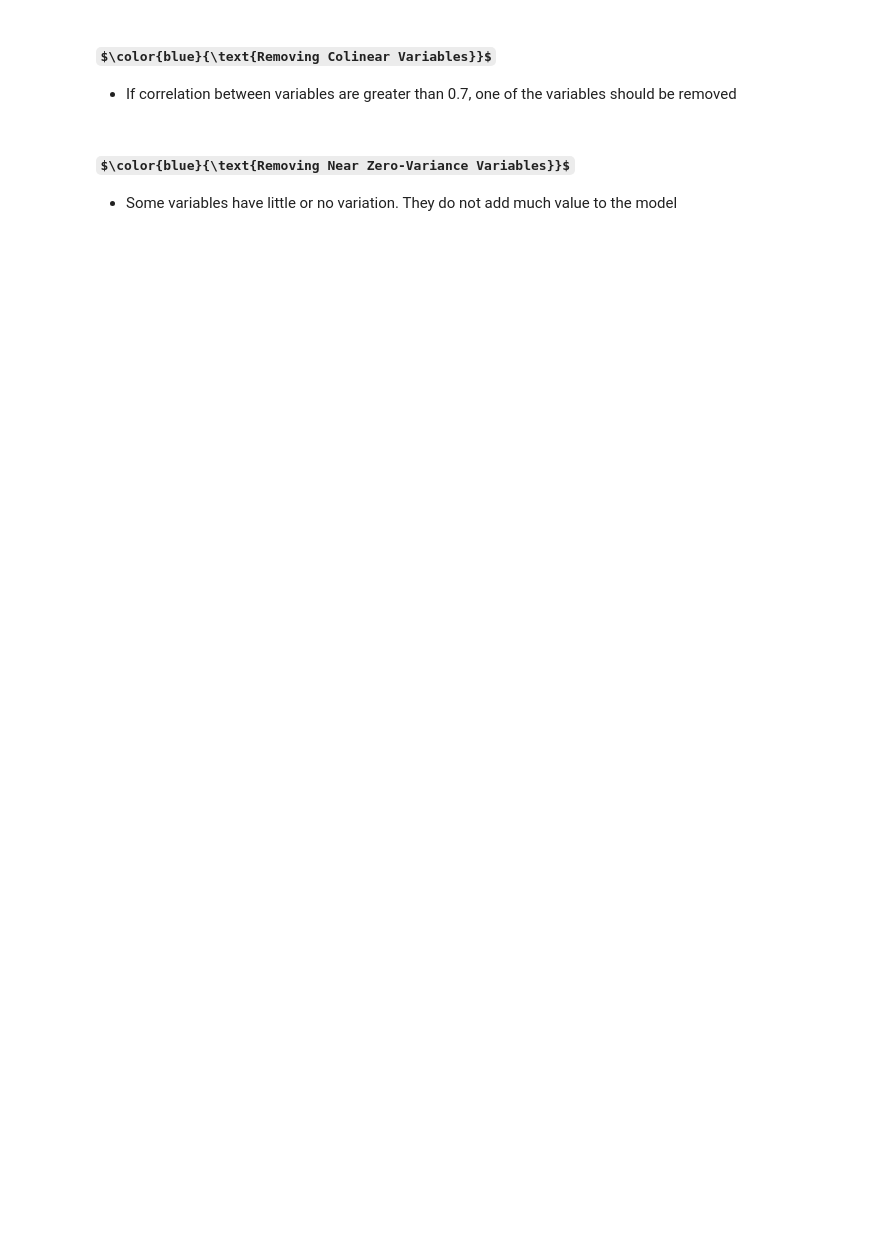
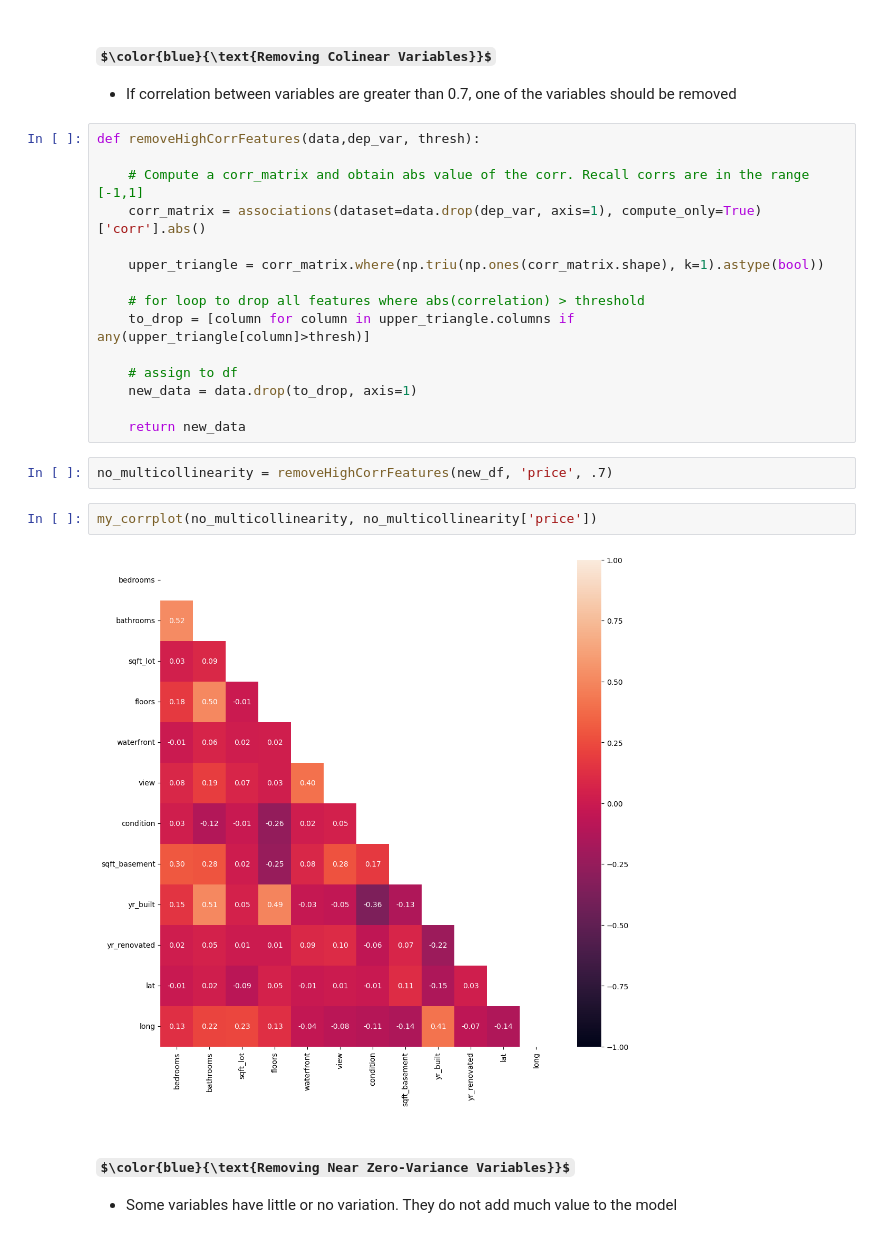
Before and after one commit to dBCooper2/bint-capstone, a Jupyter notebook: notebooks/Lec09_Multiple_Linear_Regression.ipynb, the cells around one changed output. Drawn from its saved outputs; the diff is of its cells as text; some formulas as TeX source; blank space fills up the shorter version.

```diff
--- a/notebooks/Lec09_Multiple_Linear_Regression.ipynb
+++ b/notebooks/Lec09_Multiple_Linear_Regression.ipynb
@@ -48,6 +112,27 @@ import matplotlib.pylab as plt
 # %% [markdown]
 ### $\color{blue}{\text{Removing Colinear Variables}}$
 - If correlation between variables are greater than 0.7, one of the variables should be removed
+# %%
+def removeHighCorrFeatures(data,dep_var, thresh):
+
+    # Compute a corr_matrix and obtain abs value of the corr. Recall corrs are in the range [-1,1]
+    corr_matrix = associations(dataset=data.drop(dep_var, axis=1), compute_only=True)['corr'].abs()
+
+    upper_triangle = corr_matrix.where(np.triu(np.ones(corr_matrix.shape), k=1).astype(bool))
+
+    # for loop to drop all features where abs(correlation) > threshold
+    to_drop = [column for column in upper_triangle.columns if any(upper_triangle[column]>thresh)]
+
+    # assign to df
+    new_data = data.drop(to_drop, axis=1)
+
+    return new_data
+# %%
+no_multicollinearity = removeHighCorrFeatures(new_df, 'price', .7)
+# %%
+my_corrplot(no_multicollinearity, no_multicollinearity['price'])
+# %% [output]
+[figure, added]
 # %% [markdown]
 ### $\color{blue}{\text{Removing Near Zero-Variance Variables}}$
 - Some variables have little or no variation. They do not add much value to the model
```
Also changed, not shown: parts of 18 cells of this notebook, 5 other files.
